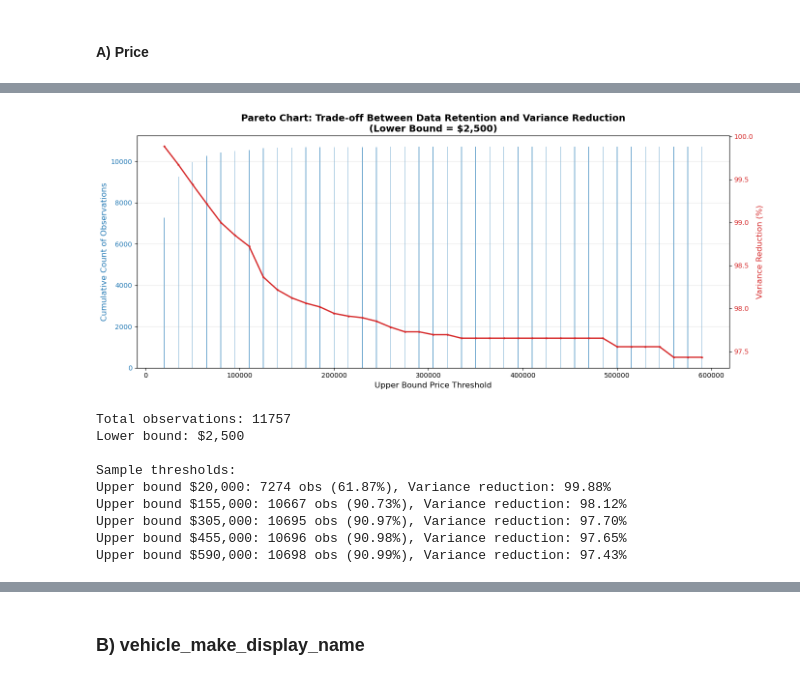
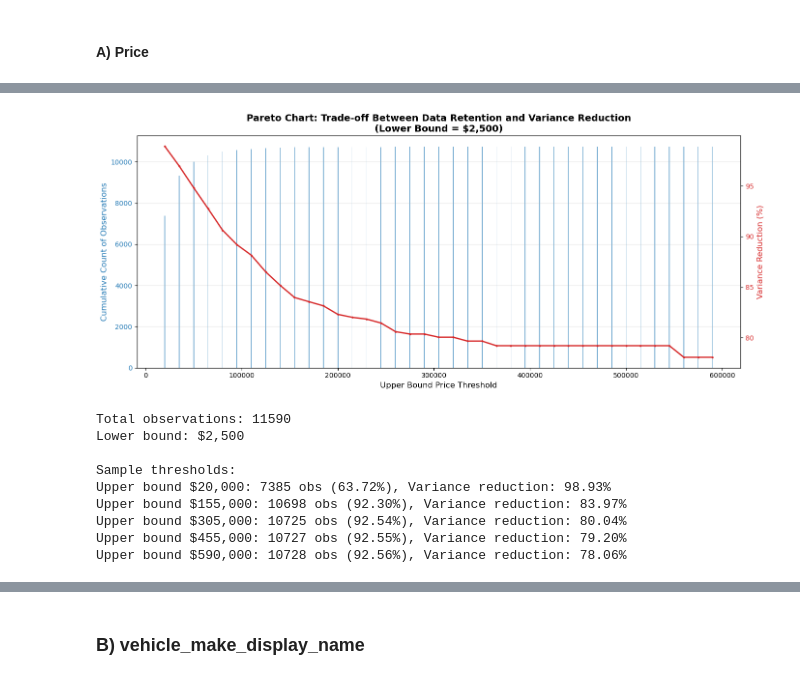
Before and after one commit to Andresanalyst1/ML-Australian-Car-Market, a Jupyter notebook: data_preprocessing.ipynb, the cells around one changed output, grey strips where cells are left out. Saved outputs shown, nothing was run; the diff lists cells and outputs as text; code cells hidden in the pictures.

```diff
--- a/data_preprocessing.ipynb
+++ b/data_preprocessing.ipynb
@@ -397,7 +244,13 @@ df[df["marketplace_listing_title"].str.startswith(("Mits","hyun","MG","Toyo","Hy
 # After reviewing the data, these rows contain missing kilometer values and extreme price outliers,
 # so they will be removed.
 
-mask1 = df["marketplace_listing_title"].str.startswith(("Mits","hyun","MG","Toyo","Hyun"), na=False)
+mask1 = pd.to_numeric(df['year'], errors='coerce').isna()
 
+# Remove those rows
 df = df[~mask1]
+# %%
+#Checking dtype of year column
+df["year"]=df["year"].astype("int")
+# Remove vintage/invalid data
+df = df[(df['year'] >= 2000) & (df['year'] <= 2025)]
 # %%
@@ -637,14 +478,11 @@ df[df["vehicle_model_display_name"].isna()].head(10)
 # %%
-#extracting model
-model = (df["marketplace_listing_title"].str.split(r"\s+", n=2).str[2])
-#Replacing in the proper dataset
-df.loc[
-    df["vehicle_model_display_name"].isna(),
-    "vehicle_model_display_name"
-] = model
+#Since there are only 406 values, it looks like it is not necessary to treat these values.
+#Dropping them seems to be the best approach
 
+df = df.dropna(subset=["vehicle_model_display_name"])
 df['vehicle_model_display_name'].isnull().sum()
-#Doing this the null values is now zero, however, we have to treat the outliers and values which don't have sense
+
+#By doing this, null values is now zero, however, we have to treat the outliers and values which don't have sense
 #in next steps.
 # %% [output]
 0
@@ -661,8 +515,10 @@ df['kms'].isnull().sum()
 # %% [markdown]
 #### F) vehicle_transmission_type
 # %%
+
 #checking null values
-df['kms'].isnull().sum()
+df = df.dropna(subset=["vehicle_transmission_type"])
+df['vehicle_transmission_type'].isnull().sum()
 # %% [output]
 0
 # %% [markdown]
@@ -754,4 +610,8 @@ max        1000000.0      9999999.0  2026.000000
 # %%
+# Cleaning Missleading Values that would potentially skew our results
+df = df[~df["price"].isin([123456, 12345, 111111,1234,11111, 1, 0])]
+
+
 # Define bounds
 lower_bound = 2500 #Setting $2.500 as lower bound (pragmatical approach)
 upper_bounds = np.arange(20000, 600001, 15000) #Testing what should be the correct upper_bound
@@ -783,43 +643,43 @@ for upper_bound in upper_bounds:
 fig, ax1 = plt.subplots(figsize=(14, 6))
 
 # Plot bars (counts)
 color = 'tab:blue'
 ax1.set_xlabel('Upper Bound Price Threshold', fontsize=12)
 ax1.set_ylabel('Cumulative Count of Observations', color=color, fontsize=12)
 ax1.bar(upper_bounds, counts, width=800, color=color, alpha=0.6)
 ax1.tick_params(axis='y', labelcolor=color)
 ax1.grid(axis='y', alpha=0.3)
 
 # Create secondary y-axis
 ax2 = ax1.twinx()
 color = 'tab:red'
 ax2.set_ylabel('Variance Reduction (%)', color=color, fontsize=12)
 ax2.plot(upper_bounds, variance_reductions, color=color, linewidth=2, marker='o', markersize=2)
 ax2.tick_params(axis='y', labelcolor=color)
 
 # Title and layout
 plt.title(f'Pareto Chart: Trade-off Between Data Retention and Variance Reduction\n(Lower Bound = ${lower_bound:,.0f})',
           fontsize=14, fontweight='bold')
 fig.tight_layout()
 plt.show()
 
 # Print some key thresholds
 print(f"Total observations: {len(df)}")
 print(f"Lower bound: ${lower_bound:,.0f}")
 print(f"\nSample thresholds:")
 for i in [0, len(upper_bounds)//4, len(upper_bounds)//2, 3*len(upper_bounds)//4, -1]:
     print(f"Upper bound ${upper_bounds[i]:,.0f}: {counts[i]} obs ({counts[i]/len(df)*100:.2f}%), Variance reduction: {variance_reductions[i]:.2f}%")
 # %% [output]
-[figure, old version]
+[figure, new version]
-Total observations: 11757
+Total observations: 11590
 Lower bound: $2,500
 
 Sample thresholds:
-Upper bound $20,000: 7274 obs (61.87%), Variance reduction: 99.88%
-Upper bound $155,000: 10667 obs (90.73%), Variance reduction: 98.12%
-Upper bound $305,000: 10695 obs (90.97%), Variance reduction: 97.70%
-Upper bound $455,000: 10696 obs (90.98%), Variance reduction: 97.65%
-Upper bound $590,000: 10698 obs (90.99%), Variance reduction: 97.43%
+Upper bound $20,000: 7385 obs (63.72%), Variance reduction: 98.93%
+Upper bound $155,000: 10698 obs (92.30%), Variance reduction: 83.97%
+Upper bound $305,000: 10725 obs (92.54%), Variance reduction: 80.04%
+Upper bound $455,000: 10727 obs (92.55%), Variance reduction: 79.20%
+Upper bound $590,000: 10728 obs (92.56%), Variance reduction: 78.06%
 # %%
 # Variance stops increasing significantly above $200,000.
 # Upper bound set at $200,000 for optimal statistical benefit.
```
Also changed, not shown: parts of 71 cells of this notebook, 11 other files.
